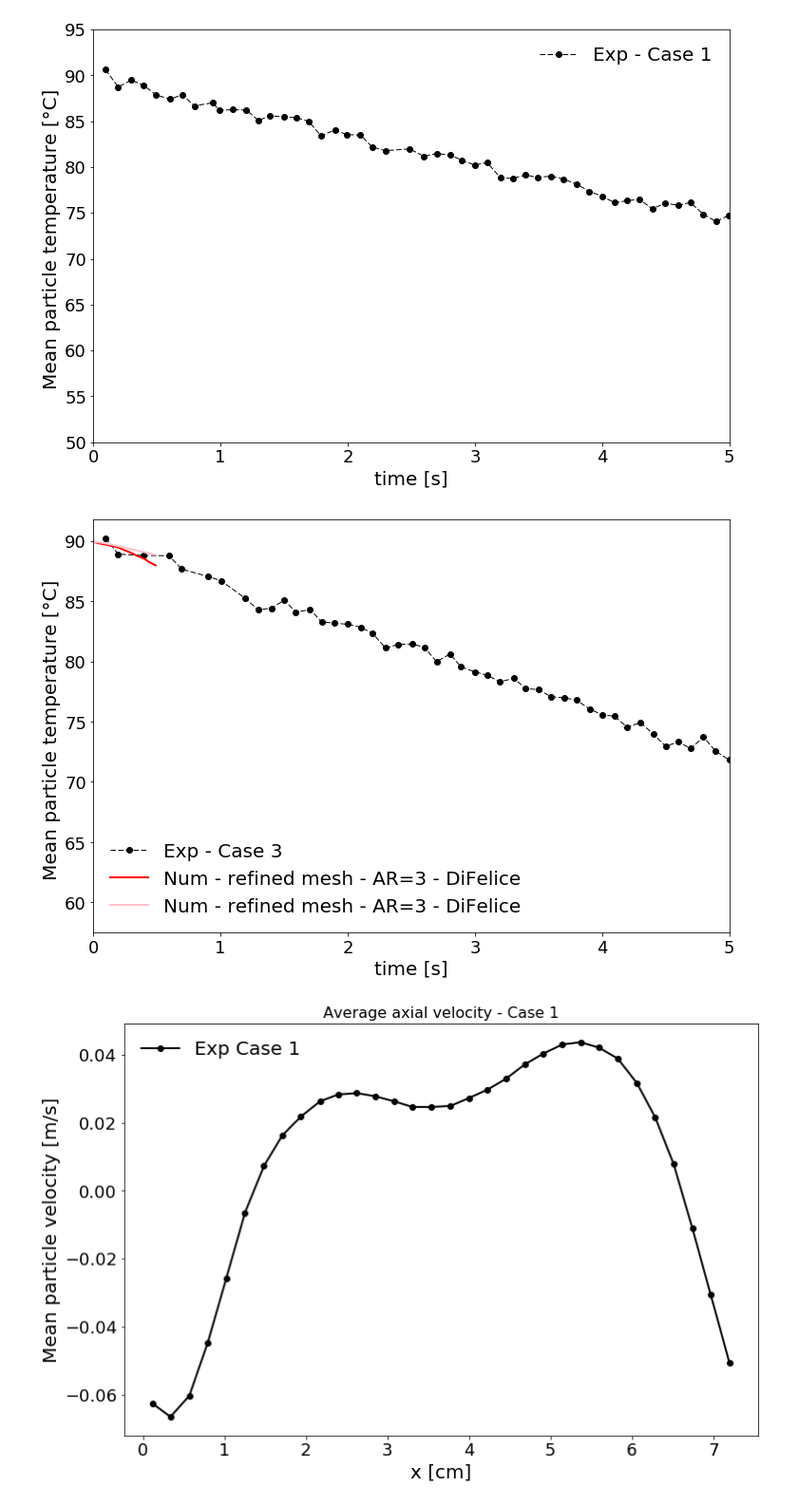
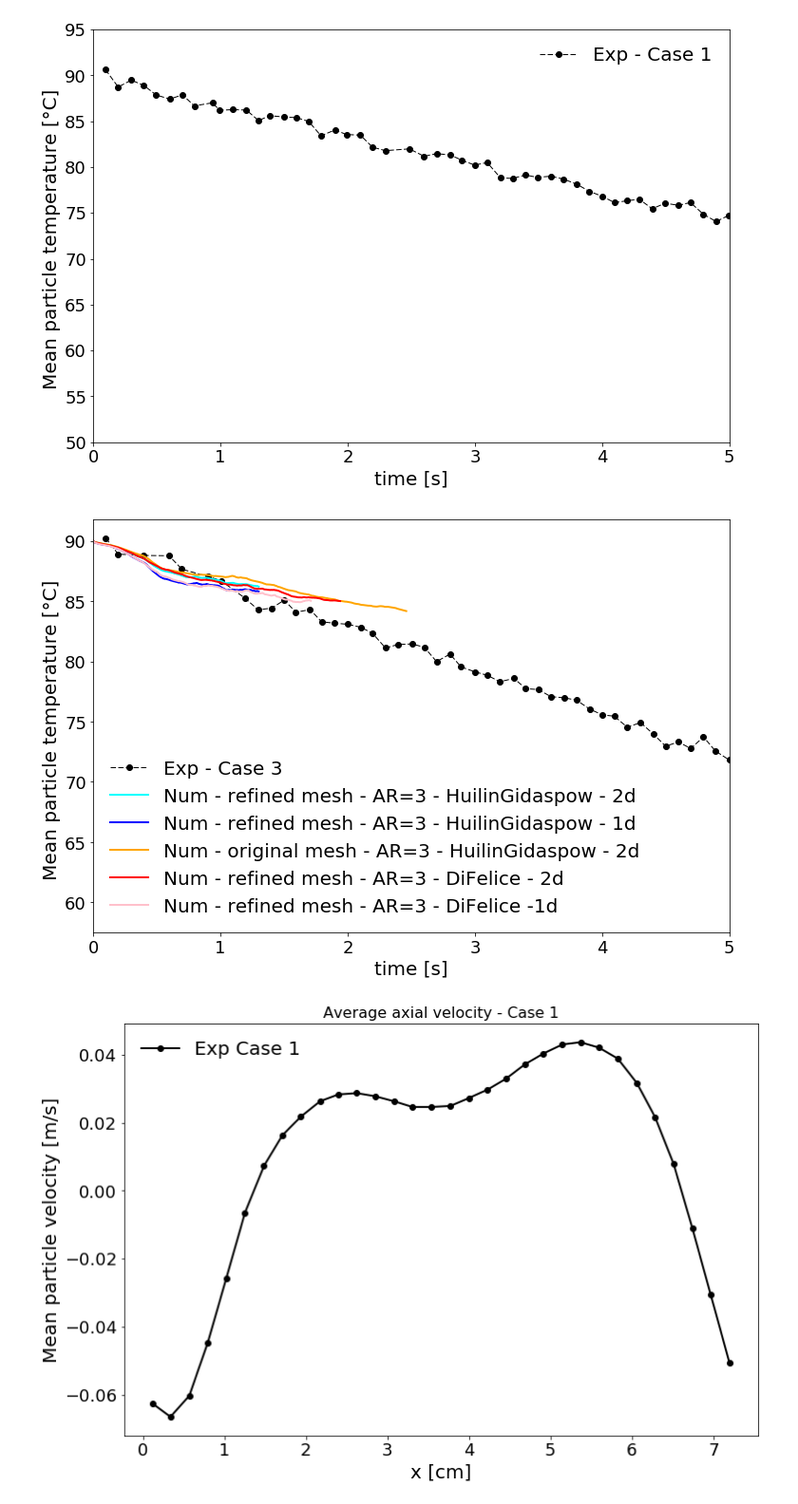
Before and after one commit to lucillalmeida/doutorado-validacoes, a Jupyter notebook: fluidized-bed-patil/Patil-pseudo-2-d-fluidized-bed.ipynb, the cells around one changed output. Shown at 95% size. Drawn from its saved outputs; the diff is of its cells as text; code cells hidden in the pictures.

Commit message:
patil curves

```diff
--- a/fluidized-bed-patil/Patil-pseudo-2-d-fluidized-bed.ipynb
+++ b/fluidized-bed-patil/Patil-pseudo-2-d-fluidized-bed.ipynb
@@ -270,12 +270,20 @@ case_data = open("Taverage_case3_diFelice_AR_6_refined_mesh_2d.csv", 'r')
 time_rocky_case3_eul_Tav_Twall_viscosity_2d_diFelice_refined, temp_rocky_case3_eul_Tav_Twall_viscosity_2d_diFelice_refined = numpy.loadtxt(case_data, delimiter = ',', skiprows = 1, unpack = True)
 case_data.close()
 
-case_data = open("meanParticleTemperatureRocky_case3_eulerian_Tav-ideal-gas_Twall_2d_sm_AR.csv", 'r')
+case_data = open("Taverage_case3_HG_AR_3_original_mesh_2d.csv", 'r')
+time_case3_HG_original_mesh_AR3, temp_case3_HG_original_mesh_AR3 = numpy.loadtxt(case_data, delimiter = ',', skiprows = 1, unpack = True)
+case_data.close()
+
+case_data = open("patil-HG-fine-AR3-2d.csv", 'r')
 time_case3_HG_refined_mesh_AR3, temp_case3_HG_refined_mesh_AR3 = numpy.loadtxt(case_data, delimiter = ',', skiprows = 1, unpack = True)
 case_data.close()
 
-case_data = open("Taverage_case3_HG_AR_3_original_mesh_2d.csv", 'r')
-time_case3_HG_original_mesh_AR3, temp_case3_HG_original_mesh_AR3 = numpy.loadtxt(case_data, delimiter = ',', skiprows = 1, unpack = True)
+case_data = open("patil-HG-fine-AR3-1d.csv", 'r')
+time_case3_HG_refined_mesh_AR3_1d, temp_case3_HG_refined_mesh_AR3_1d = numpy.loadtxt(case_data, delimiter = ',', skiprows = 1, unpack = True)
+case_data.close()
+
+case_data = open("Taverage_case3_DiFelice_AR_3_refined_mesh_1d.csv", 'r')
+time_case3_DF_refined_mesh_AR3_1d, temp_case3_DF_refined_mesh_AR3_1d = numpy.loadtxt(case_data, delimiter = ',', skiprows = 1, unpack = True)
 case_data.close()
 
 case_data = open("Taverage_case3_DiFelice_AR_3_refined_mesh_2d.csv", 'r')
@@ -336,24 +344,25 @@ plt.show()
 # %%
 plt.plot(time_case3,  temp_case3, linestyle = "--", color = "black", marker = 'o', linewidth = 1,label = "Exp - Case 3")
 
 
 #plt.plot(time_rocky_case3_eul_Tav_Twall_viscosity_2d_sm_AR,  temp_rocky_case3_eul_Tav_Twall_viscosity_2d_sm_AR-273.15, linestyle = "-", color = "green", marker = 'None', linewidth = 2,label = "Num - AR=3 - DiFelice")#plt.plot(time_rocky_case3_eul_Tav_Twall_2d,  temp_rocky_case3_eul_Tav_Twall_2d-273.15, linestyle = "-", color = "red", marker = 'None', linewidth = 2,label = "Num - Joao_2d")
-#plt.plot(time_case3_HG_refined_mesh_AR3,  temp_case3_HG_refined_mesh_AR3-273.15, linestyle = "-", color = "cyan", marker = 'None', linewidth = 2,label = "Num - refined mesh - AR=3 - HuilinGidaspow")
-#plt.plot(time_case3_HG_original_mesh_AR3,  temp_case3_HG_original_mesh_AR3-273.15, linestyle = "-", color = "orange", marker = 'None', linewidth = 2,label = "Num - original mesh - AR=3 - HuilinGidaspow")
-plt.plot(time_case3_DF_refined_mesh_AR3,  temp_case3_DF_refined_mesh_AR3-273.15, linestyle = "-", color = "red", marker = 'None', linewidth = 2,label = "Num - refined mesh - AR=3 - DiFelice")
-plt.plot(time_case3_DF_refined_mesh_AR3_15d,  temp_case3_DF_refined_mesh_AR3_15d-273.15, linestyle = "-", color = "pink", marker = 'None', linewidth = 2,label = "Num - refined mesh - AR=3 - DiFelice")
+plt.plot(time_case3_HG_refined_mesh_AR3,  temp_case3_HG_refined_mesh_AR3-273.15, linestyle = "-", color = "cyan", marker = 'None', linewidth = 2,label = "Num - refined mesh - AR=3 - HuilinGidaspow - 2d")
+plt.plot(time_case3_HG_refined_mesh_AR3_1d,  temp_case3_HG_refined_mesh_AR3_1d-273.15, linestyle = "-", color = "blue", marker = 'None', linewidth = 2,label = "Num - refined mesh - AR=3 - HuilinGidaspow - 1d")
+plt.plot(time_case3_HG_original_mesh_AR3,  temp_case3_HG_original_mesh_AR3-273.15, linestyle = "-", color = "orange", marker = 'None', linewidth = 2,label = "Num - original mesh - AR=3 - HuilinGidaspow - 2d")
+plt.plot(time_case3_DF_refined_mesh_AR3,  temp_case3_DF_refined_mesh_AR3-273.15, linestyle = "-", color = "red", marker = 'None', linewidth = 2,label = "Num - refined mesh - AR=3 - DiFelice - 2d")
+plt.plot(time_case3_DF_refined_mesh_AR3_1d,  temp_case3_DF_refined_mesh_AR3_1d-273.15, linestyle = "-", color = "pink", marker = 'None', linewidth = 2,label = "Num - refined mesh - AR=3 - DiFelice -1d")
 
 plt.xlabel("time [s]", fontsize = 20)
 plt.ylabel("Mean particle temperature [\u00B0C] ", fontsize = 20)
 plt.xticks(fontsize = 18)
 plt.yticks(fontsize = 18)
 plt.legend(fontsize = 20, frameon = False, loc = 0)
 plt.xlim(0, 5)
 #plt.ylim(50, 95)
 #plt.savefig("bed_temperature.png")
 plt.show()
 # %% [output]
-[figure, old version]
+[figure, new version]
 # %%
 plt.plot(x_case1, volFlux_case1, linestyle = "-", color = "black", marker = 'o', linewidth = 2,label = "Exp Case 1")
 plt.title("Average axial velocity - Case 1", fontsize = 16)
```
Also changed, not shown: 7 other files.
